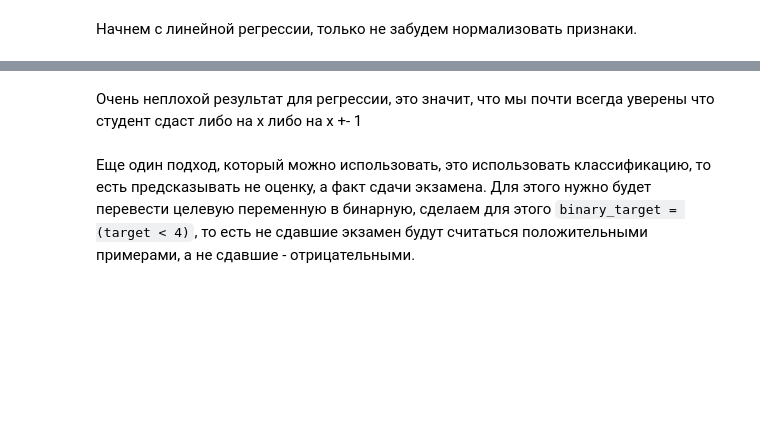
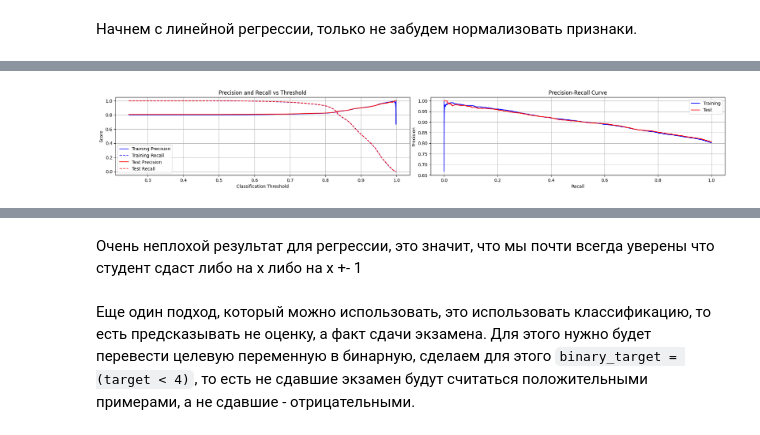
Before and after one commit to inokamilyanin/course-work-3, a Jupyter notebook: notebook.ipynb, the cells around one changed output, grey strips where cells are left out. Saved outputs shown, nothing was run; the diff lists cells and outputs as text; code cells hidden in the pictures; blank space fills up the shorter version.

```diff
--- a/notebook.ipynb
+++ b/notebook.ipynb
@@ -972,0 +1016,99 @@ Feature Coefficients:
+# %%
+from sklearn.linear_model import LogisticRegression
+from sklearn.metrics import precision_score,confusion_matrix, recall_score, roc_auc_score, roc_curve, precision_recall_curve
+import numpy as np
+import matplotlib.pyplot as plt
+import seaborn as sns
+
+# Initialize model
+log_reg = LogisticRegression(
+    max_iter=1,
+    class_weight={0: 1, 1: 2},
+    penalty='elasticnet',
+    solver='saga',
+    C=0.1,
+    l1_ratio=0.5
+)
+
+log_reg.fit(X_train_scaled, y_train_binary)
+
+# Make predictions (probabilities)
+y_pred_train_proba = log_reg.predict_proba(X_train_scaled)[:, 1]
+y_pred_test_proba = log_reg.predict_proba(X_test_scaled)[:, 1]
+
+# Calculate precision-recall curves
+train_precision, train_recall, train_thresholds = precision_recall_curve(y_train_binary, y_pred_train_proba)
+test_precision, test_recall, test_thresholds = precision_recall_curve(y_test_binary, y_pred_test_proba)
+
+# Create figure with multiple subplots
+plt.figure(figsize=(20, 6))
+
+# Plot 1: Precision-Recall vs Threshold
+plt.subplot(2, 2, 1)
+# Add small epsilon to avoid log(0)
+epsilon = 1e-8
+plt.plot(train_thresholds, train_precision[:-1], 'b-', label='Training Precision')
+plt.plot(train_thresholds, train_recall[:-1], 'b--', label='Training Recall')
+plt.plot(test_thresholds, test_precision[:-1], 'r-', label='Test Precision')
+plt.plot(test_thresholds, test_recall[:-1], 'r--', label='Test Recall')
+plt.xlabel('Classification Threshold')
+plt.ylabel('Score')
+plt.title('Precision and Recall vs Threshold')
+plt.legend()
+plt.grid(True)
+
+# Plot 2: Precision vs Recall
+plt.subplot(2, 2, 2)
+plt.plot(train_recall, train_precision, 'b-', label='Training')
+plt.plot(test_recall, test_precision, 'r-', label='Test')
+plt.xlabel('Recall')
+plt.ylabel('Precision')
+plt.title('Precision-Recall Curve')
+plt.legend()
+plt.grid(True)
+
+# Plot 3: F1 Score vs Threshold
+# Calculate F1 scores for different thresholds
+
+plt.tight_layout()
+plt.show()
+
+
+optimal_threshold = np.quantile(y_pred_test_proba, 0.5)
+
+# Print metrics with optimal threshold
+y_pred_train_binary = (y_pred_train_proba >= optimal_threshold).astype(int)
+y_pred_test_binary = (y_pred_test_proba >= optimal_threshold).astype(int)
+
+print("\nMetrics with optimal threshold:")
+print("\nTraining metrics:")
+print(f"Precision: {precision_score(y_train_binary, y_pred_train_binary):.4f}")
+print(f"Recall: {recall_score(y_train_binary, y_pred_train_binary):.4f}")
+
+train_pred = (y_pred_train_proba >= optimal_threshold).astype(int)
+train_prec = precision_score(y_train_binary, train_pred)
+train_rec = recall_score(y_train_binary, train_pred)
+train_f1 = 2 * (train_prec * train_rec) / (train_prec + train_rec + epsilon)
+
+print(f"F1: {2 * (train_prec * train_rec) / (train_prec + train_rec + epsilon):.4f}")
+print("AUC",roc_auc_score(y_train_binary, y_pred_train_proba))
+
+print("\nTest metrics:")
+print(f"Precision: {precision_score(y_test_binary, y_pred_test_binary):.4f}")
+print(f"Recall: {recall_score(y_test_binary, y_pred_test_binary):.4f}")
+
+test_pred = (y_pred_test_proba >= optimal_threshold).astype(int)
+test_prec = precision_score(y_test_binary, test_pred)
+test_rec = recall_score(y_test_binary, test_pred)
+test_f1 = 2 * (test_prec * test_rec) / (test_prec + test_rec + epsilon)
+print(f"F1: {2 * (test_prec * test_rec) / (test_prec + test_rec + epsilon):.4f}")
+print("AUC", roc_auc_score(y_test_binary, y_pred_test_proba))
+
+plt.subplot(2, 2, 4)
+cm = confusion_matrix(y_test_binary, (y_pred_test_proba >= optimal_threshold).astype(int))
+sns.heatmap(cm, annot=True, fmt='d', cmap='Blues')
+plt.title('Confusion Matrix (Test Set)')
+plt.ylabel('True Label')
+plt.xlabel('Predicted Label')
+# %% [output]
+[figure, added]
```
Also changed, not shown: parts of 35 cells of this notebook, 34 other files.
